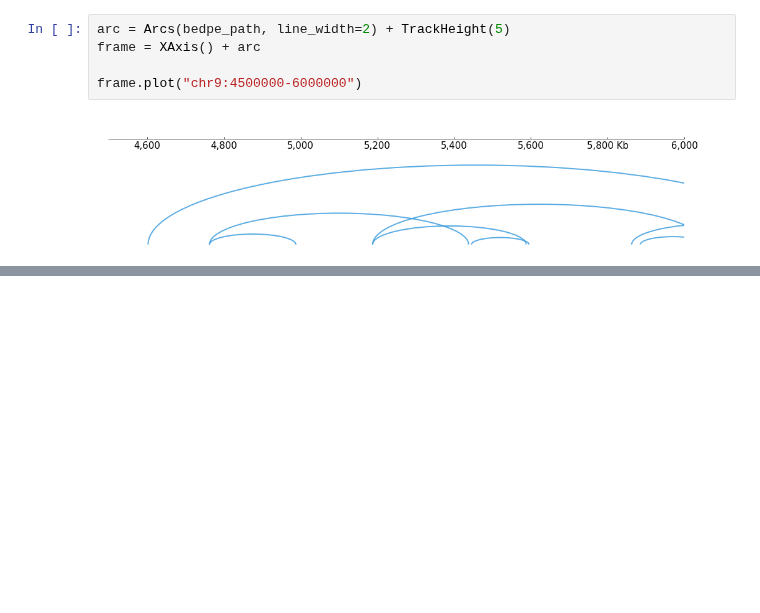
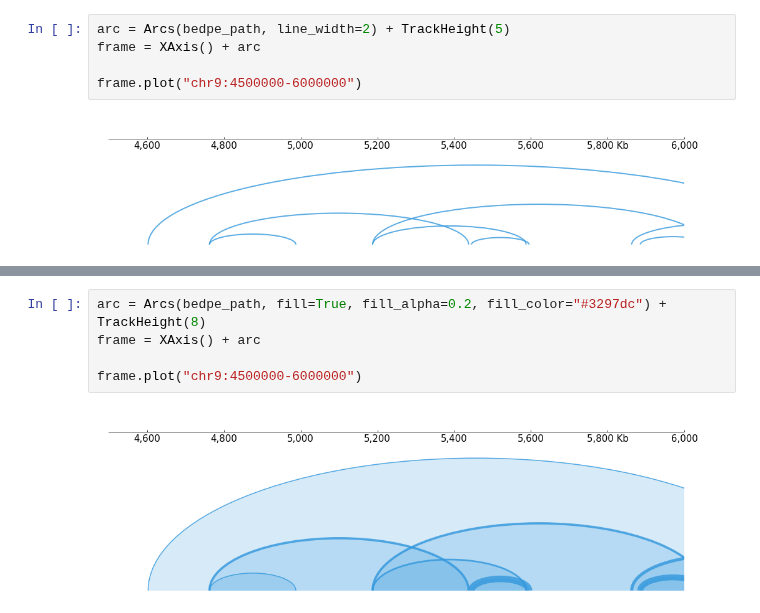
Before and after one commit to GangCaoLab/CoolBox, a Jupyter notebook: docs/_gallery/arcs_style.ipynb, the cells around one changed output, grey strips where cells are left out. Cells and saved outputs as stored; diff of their text form; blank space fills up the shorter version.

Commit message:
add arcs fill and cmap; update doc

```diff
--- a/docs/_gallery/arcs_style.ipynb
+++ b/docs/_gallery/arcs_style.ipynb
@@ -55,0 +59,7 @@ frame.plot("chr9:4500000-6000000")
+# %%
+arc = Arcs(bedpe_path, fill=True, fill_alpha=0.2, fill_color="#3297dc") + TrackHeight(8)
+frame = XAxis() + arc
+
+frame.plot("chr9:4500000-6000000")
+# %% [output]
+[figure, added]
```
Also changed, not shown: parts of 18 cells of this notebook, 23 other files.
